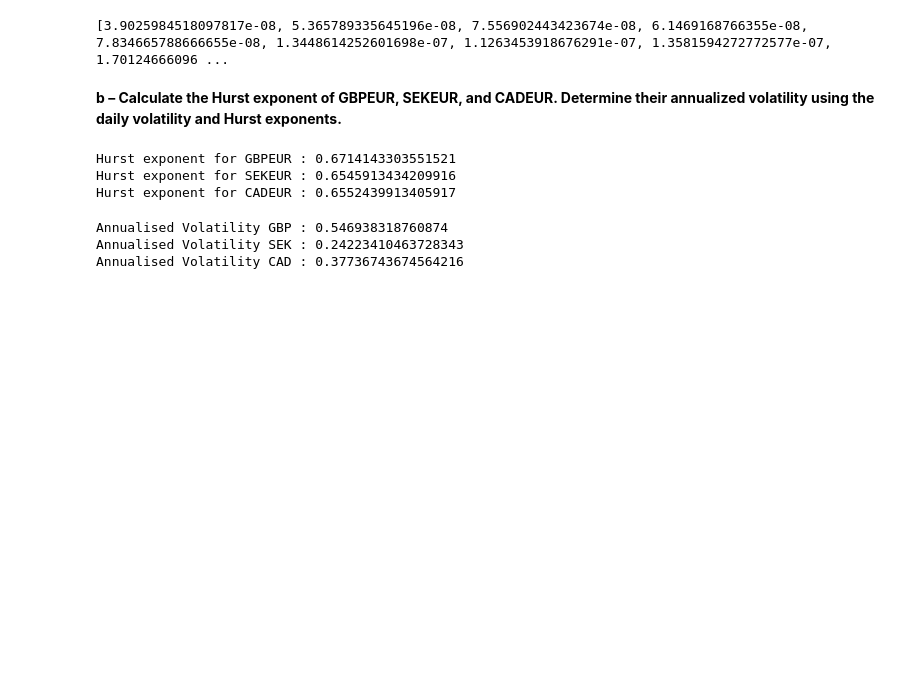
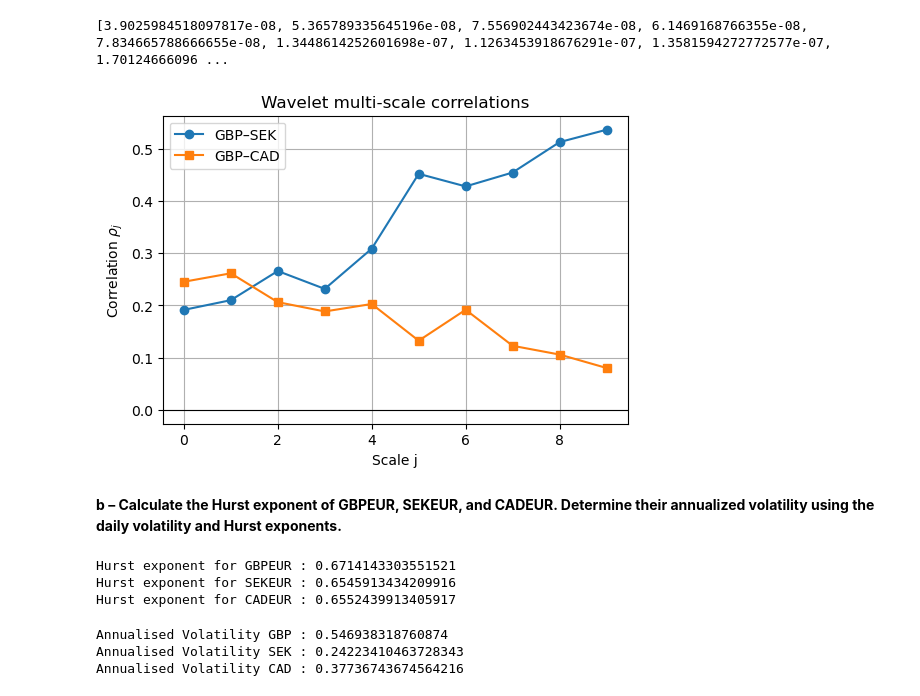
Before and after one commit to NatachaGsn/Market-risk---project, a Jupyter notebook: project.ipynb, the cells around one changed output. Drawn from its saved outputs; the diff is of its cells as text; code cells hidden in the pictures; blank space fills up the shorter version.

Commit message:
Compute correlation

```diff
--- a/project.ipynb
+++ b/project.ipynb
@@ -436,6 +461,48 @@ C_cad = Scale_coefficient(df_cad)
 covarianceMuLti(C_gbp, C_sek)
 # %% [output]
 [3.9025984518097817e-08, 5.365789335645196e-08, 7.556902443423674e-08, 6.1469168766355e-08, 7.834665788666655e-08, 1.3448614252601698e-07, 1.1263453918676291e-07, 1.3581594272772577e-07, 1.70124666096 ...
+# %%
+def correlation1D(c1, c2):
+    n = min(len(c1), len(c2))
+    c1 = c1[:n]
+    c2 = c2[:n]
+
+    cov = covariance1D(c1, c2)
+    var1 = np.mean((c1 - np.mean(c1))**2)
+    var2 = np.mean((c2 - np.mean(c2))**2)
+
+    return cov / np.sqrt(var1 * var2)
+def correlationMultiScale(C1, C2):
+    n = min(len(C1), len(C2))
+    rho = []
+
+    for j in range(n):
+        rho.append(correlation1D(C1[j], C2[j]))
+
+    return np.array(rho)
+
+rho_gbp_sek = correlationMultiScale(C_gbp, C_sek)
+rho_gbp_cad = correlationMultiScale(C_gbp, C_cad)
+
+#Parceque pour les J trop important il y a pas assez d'élément ça diverge
+valid_j = [j for j in range(len(C_gbp)) if len(C_gbp[j]) >= 20]
+
+rho_gbp_sek = rho_gbp_sek[valid_j]
+rho_gbp_cad = rho_gbp_cad[valid_j]
+
+plt.figure(figsize=(6,4))
+plt.plot(rho_gbp_sek, 'o-', label="GBP–SEK")
+plt.plot(rho_gbp_cad, 's-', label="GBP–CAD")
+
+plt.axhline(0, color='k', lw=0.8)
+plt.xlabel("Scale j")
+plt.ylabel(r"Correlation $\rho_j$")
+plt.title("Wavelet multi-scale correlations")
+plt.grid(True)
+plt.legend()
+plt.show()
+# %% [output]
+[figure, added]
 # %% [markdown]
 **b – Calculate the Hurst exponent of GBPEUR, SEKEUR, and CADEUR. Determine their annualized volatility using the daily volatility and Hurst exponents.**
 # %%
```
Also changed, not shown: parts of 3 cells of this notebook.
